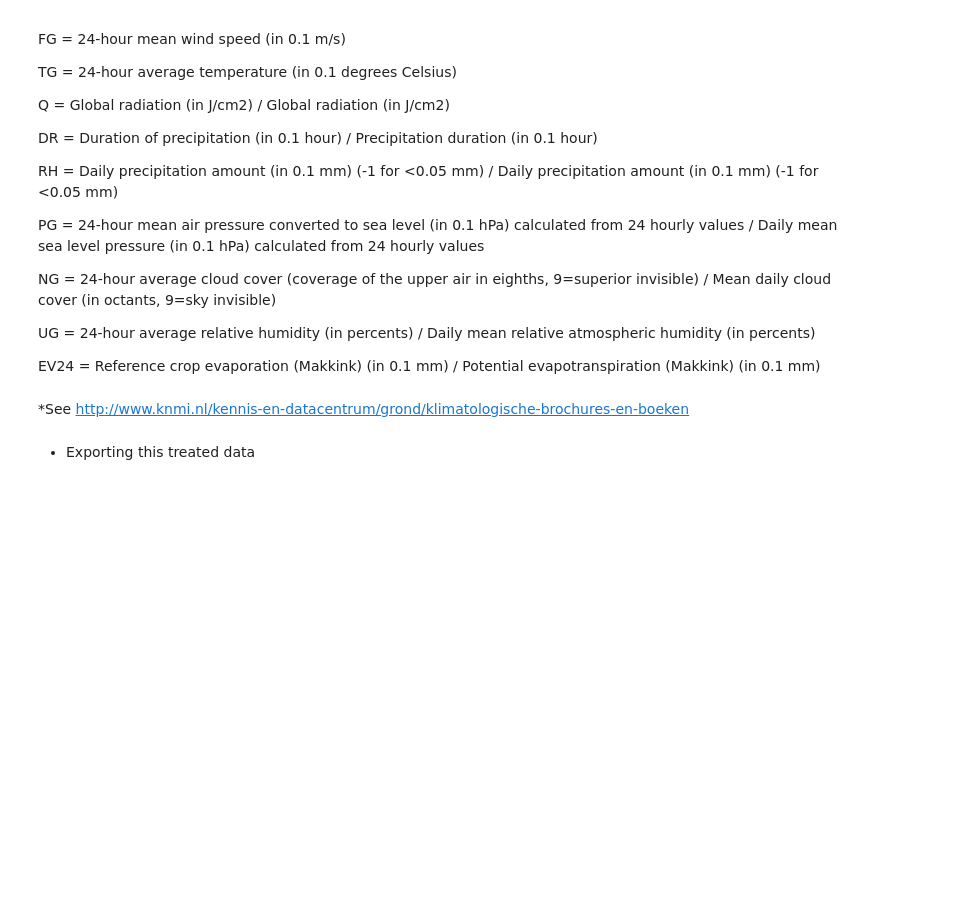
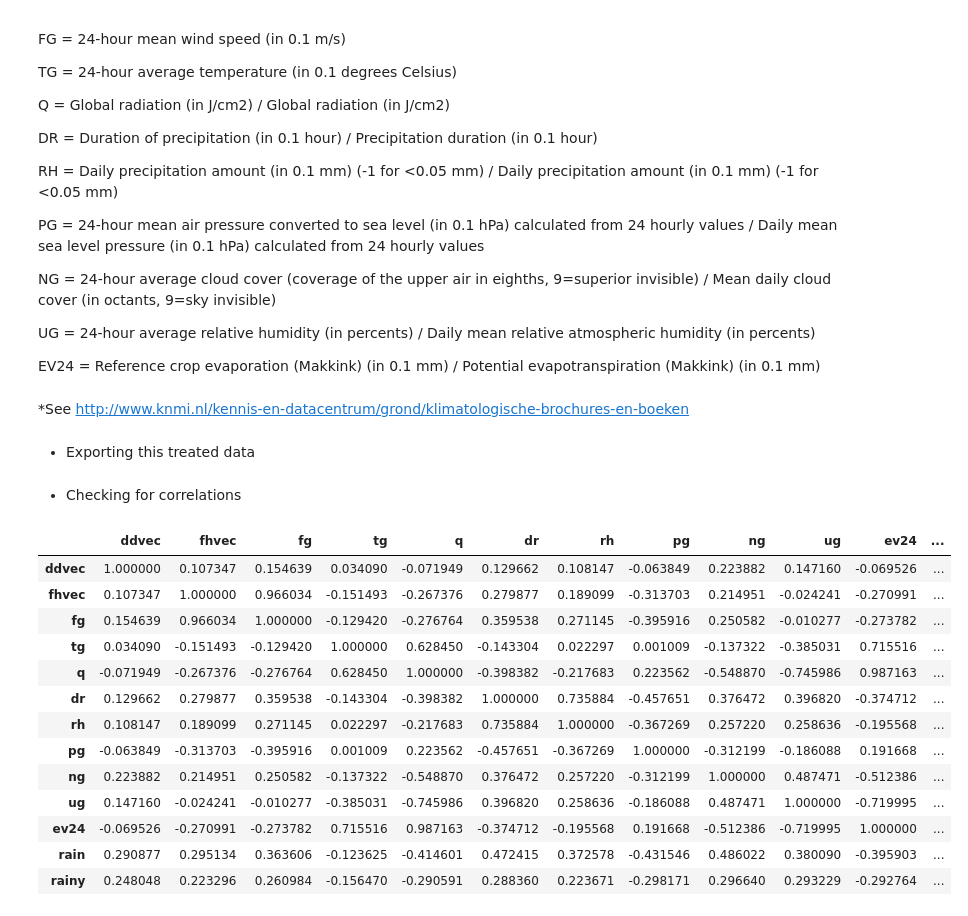
Before and after one commit to ClauCarloni/data_final_project, a Jupyter notebook: dutch_weather.ipynb, the cells around one changed output. Saved outputs shown, nothing was run; the diff lists cells and outputs as text; code cells hidden in the pictures; blank space fills up the shorter version.

```diff
--- a/dutch_weather.ipynb
+++ b/dutch_weather.ipynb
@@ -572,3 +572,23 @@ EV24 = Reference crop evaporation (Makkink) (in 0.1 mm) / Potential evapotranspi
 # %%
 weather.to_csv('dutchweather.csv')
 weather2.to_csv('dutchweather2.csv')
+# %% [markdown]
+- Checking for correlations
+# %%
+correlations_matrix = weather2.corr()
+correlations_matrix
+# %% [output]
+|  | ddvec | fhvec | fg | tg | q | dr | rh | pg | ng | ug | ev24 | ... |
+| ddvec | 1.000000 | 0.107347 | 0.154639 | 0.034090 | -0.071949 | 0.129662 | 0.108147 | -0.063849 | 0.223882 | 0.147160 | -0.069526 | ... |
+| fhvec | 0.107347 | 1.000000 | 0.966034 | -0.151493 | -0.267376 | 0.279877 | 0.189099 | -0.313703 | 0.214951 | -0.024241 | -0.270991 | ... |
+| fg | 0.154639 | 0.966034 | 1.000000 | -0.129420 | -0.276764 | 0.359538 | 0.271145 | -0.395916 | 0.250582 | -0.010277 | -0.273782 | ... |
+| tg | 0.034090 | -0.151493 | -0.129420 | 1.000000 | 0.628450 | -0.143304 | 0.022297 | 0.001009 | -0.137322 | -0.385031 | 0.715516 | ... |
+| q | -0.071949 | -0.267376 | -0.276764 | 0.628450 | 1.000000 | -0.398382 | -0.217683 | 0.223562 | -0.548870 | -0.745986 | 0.987163 | ... |
+| dr | 0.129662 | 0.279877 | 0.359538 | -0.143304 | -0.398382 | 1.000000 | 0.735884 | -0.457651 | 0.376472 | 0.396820 | -0.374712 | ... |
+| rh | 0.108147 | 0.189099 | 0.271145 | 0.022297 | -0.217683 | 0.735884 | 1.000000 | -0.367269 | 0.257220 | 0.258636 | -0.195568 | ... |
+| pg | -0.063849 | -0.313703 | -0.395916 | 0.001009 | 0.223562 | -0.457651 | -0.367269 | 1.000000 | -0.312199 | -0.186088 | 0.191668 | ... |
+| ng | 0.223882 | 0.214951 | 0.250582 | -0.137322 | -0.548870 | 0.376472 | 0.257220 | -0.312199 | 1.000000 | 0.487471 | -0.512386 | ... |
+| ug | 0.147160 | -0.024241 | -0.010277 | -0.385031 | -0.745986 | 0.396820 | 0.258636 | -0.186088 | 0.487471 | 1.000000 | -0.719995 | ... |
+| ev24 | -0.069526 | -0.270991 | -0.273782 | 0.715516 | 0.987163 | -0.374712 | -0.195568 | 0.191668 | -0.512386 | -0.719995 | 1.000000 | ... |
+| rain | 0.290877 | 0.295134 | 0.363606 | -0.123625 | -0.414601 | 0.472415 | 0.372578 | -0.431546 | 0.486022 | 0.380090 | -0.395903 | ... |
+| rainy | 0.248048 | 0.223296 | 0.260984 | -0.156470 | -0.290591 | 0.288360 | 0.223671 | -0.298171 | 0.296640 | 0.293229 | -0.292764 | ... |
```
Also changed, not shown: parts of 2 cells of this notebook, 1 other file.
